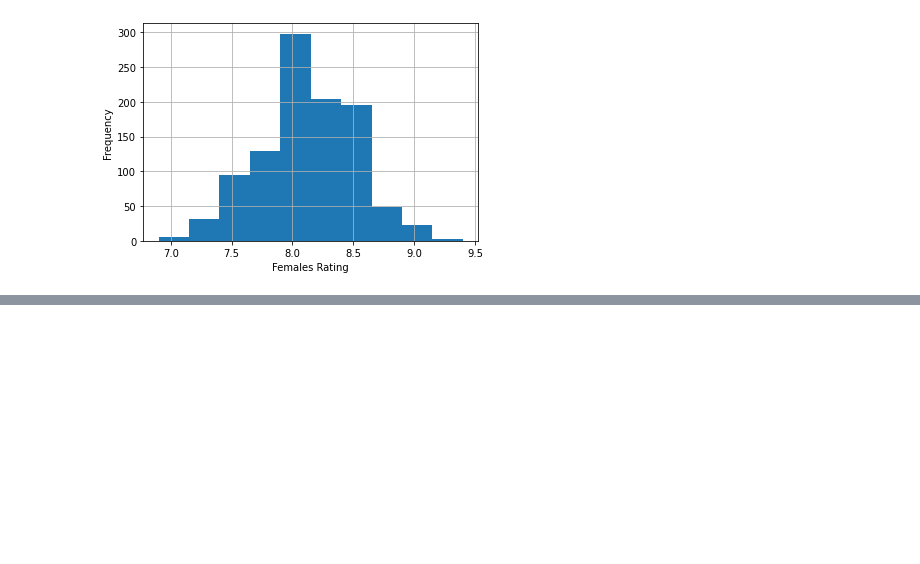
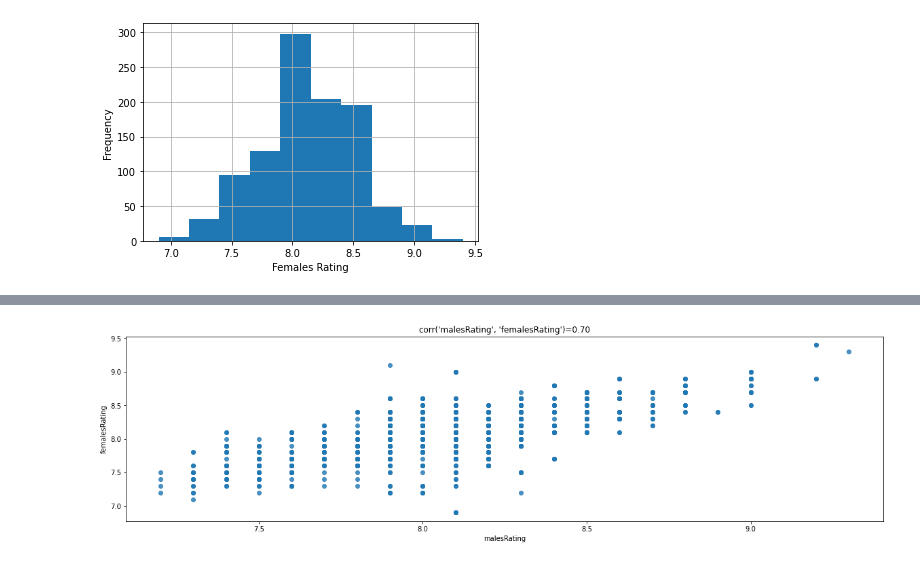
Before and after one commit to Moshe-Frankipour/DataScience-IMDb, a Jupyter notebook: Step 3 - Exploring Data.ipynb, the cells around one changed output, grey strips where cells are left out. Saved outputs shown, nothing was run; the diff lists cells and outputs as text; code cells hidden in the pictures; blank space fills up the shorter version.

```diff
--- a/Step 3 - Exploring Data.ipynb
+++ b/Step 3 - Exploring Data.ipynb
@@ -35,0 +77,44 @@ Text(0, 0.5, 'Frequency')
+# %%
+## ---------------------------------------------
+def plot_high_correlated_scatters(df):
+    correlations, tuple_arr = get_highly_correlated_cols(df)
+    fig, ax = plt.subplots(1, len(correlations), figsize=(20,5))
+
+    indx_sort = np.argsort(correlations)
+    for i, n_correlation in enumerate(indx_sort):
+        col_lt, col_rt = tuple_arr[n_correlation]
+        col_lt_name = df.columns[tuple_arr[i][0]]
+        col_rt_name = df.columns[tuple_arr[i][1]]
+        title = "corr('%s', '%s')=%4.2f" %(col_lt_name, col_rt_name, correlations[n_correlation])
+        sns.regplot(x=df.columns[tuple_arr[i][0]], y=df.columns[tuple_arr[i][1]], data=df, fit_reg=False).set_title(title)
+## ---------------------------------------------
+def get_highly_correlated_cols(df):
+    correlatedColumns = []
+    corr = df.corr(method='pearson')
+    indices = corr.index
+    columns = corr.columns
+    posthreshold = 0.5
+
+    for cInd, c in enumerate(columns):
+        for rInd, r in enumerate(indices):
+            if (c != r) and (corr[c][r] > posthreshold) and (not is_in_array(correlatedColumns, cInd, rInd)):
+                correlatedColumns.append({"column" : cInd , "row" : rInd , "val" :corr[c][r] })
+
+    correlations = []
+    tuple_arr = []
+    for item in correlatedColumns:
+        correlations.append(item["val"])
+        my_tuple = item["column"], item["row"]
+        tuple_arr.append(my_tuple)
+    return correlations, tuple_arr
+## ---------------------------------------------
+def is_in_array(correlatedColumns, c, r):
+    for item in correlatedColumns:
+        if (item["column"] == c and item["row"] == r) or (item["row"] == r and item["column"] == c) or (item["column"] == r and item["row"] == c) or (item["row"] == c and item["column"] == r):
+            return True
+    return False
+## ---------------------------------------------
+cols_for_correlations = ['malesRating', 'femalesRating',]
+plot_high_correlated_scatters(data[cols_for_correlations])
+# %% [output]
+[figure, added]
```
Also changed, not shown: parts of 4 cells of this notebook.
